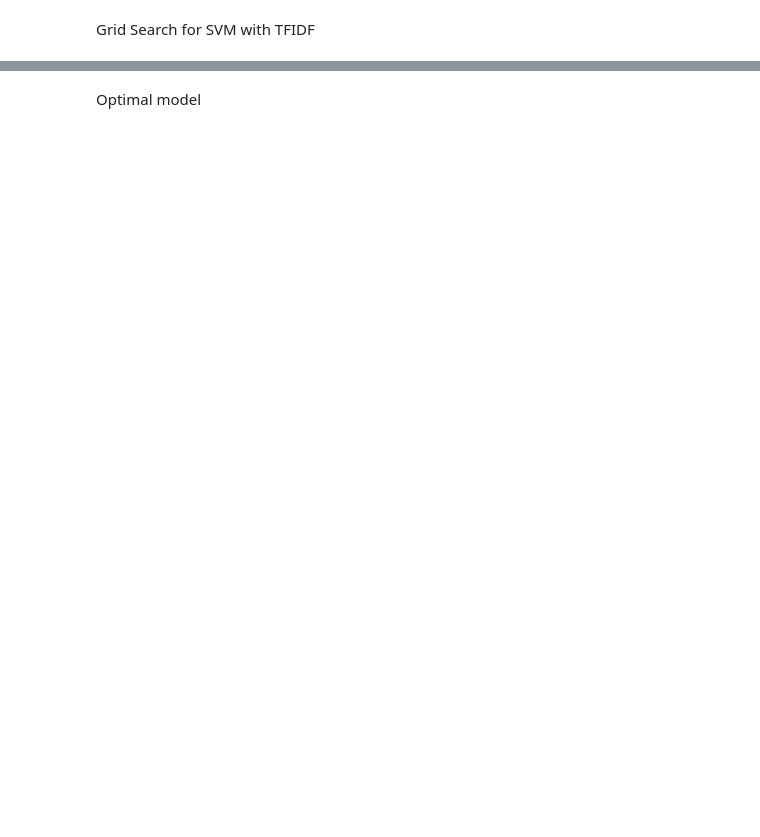
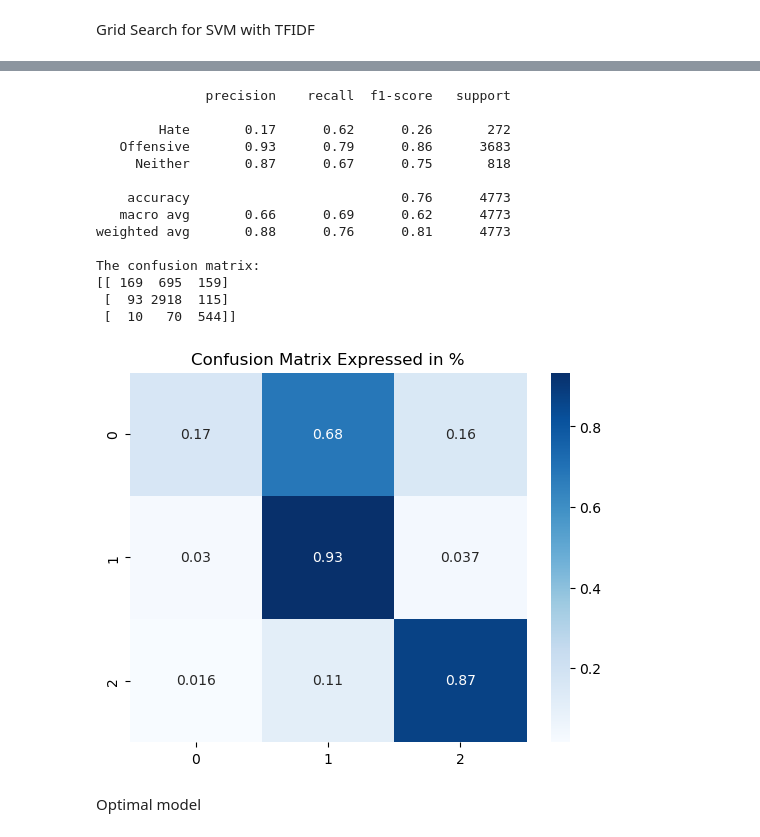
Before and after one commit to Disquietudee/Recognising-hate-speech-on-twitter-vs-offensive-language, a Jupyter notebook: baseline_model_SVM.ipynb, the cells around one changed output, grey strips where cells are left out. Cells and saved outputs as stored; diff of their text form; code cells hidden in the pictures; blank space fills up the shorter version.

```diff
--- a/baseline_model_SVM.ipynb
+++ b/baseline_model_SVM.ipynb
@@ -258,7 +314,7 @@ The confusion matrix:
 Linear SVC and data with TFIDF Vectorizations
 # %%
 # Initalising model
-svc = LinearSVC(random_state = 424, max_iter = 10000)
+svc = LinearSVC(random_state = 424, max_iter = 20000)
 
 # Train and predict
 svc.fit(X_train_over_tf, y_train_over_tf)
@@ -285,15 +341,22 @@ The confusion matrix:
 # %% [markdown]
 Grid Search for SVM with TFIDF
 # %%
-# param_grid = {
-#     "penalty":["l1", "l2"],
-#     "C":[ 0.1, 1, 10],
-#     "dual" : ["auto"] }
+param_grid = {
+    'penalty': ['l1', 'l2'],
+    'loss': ['hinge', 'squared_hinge'],
+    'dual': ["auto"],
+    # 'tol': [1e-4, 1e-5],
+    'C': [1, 10],
+    'multi_class': ['ovr', 'crammer_singer'],
+    'fit_intercept': [True, False],
+    'intercept_scaling': [1, 1.5 ,2],
+    'class_weight': [None, 'balanced']
+}
 
-# svc = LinearSVC(random_state= 424, max_iter = 20000)
+svc = LinearSVC(random_state= 424, max_iter = 20000)
 
-# grid_search_svc_tf = GridSearchCV(svc, param_grid, cv = 5)
-# grid_search_svc_tf.fit(X_train_over_tf, y_train_over_tf)
-# grid_search_svc_tf.best_params_
+grid_search_svc_tf = GridSearchCV(svc, param_grid, verbose=3,cv = 5)
+grid_search_svc_tf.fit(X_train_over_tf, y_train_over_tf)
+grid_search_svc_tf.best_params_
 
 # best params:  {'C': 10, 'dual': 'auto', 'penalty': 'l1'}
@@ -300,3 +374,22 @@ Grid Search for SVM with TFIDF
+# %%
+y_preds = grid_search_svc_tf.predict(X_cv_count)
+printModelStats(y_preds, y_cv)
+# %% [output]
+              precision    recall  f1-score   support
+
+        Hate       0.17      0.62      0.26       272
+   Offensive       0.93      0.79      0.86      3683
+     Neither       0.87      0.67      0.75       818
+
+    accuracy                           0.76      4773
+   macro avg       0.66      0.69      0.62      4773
+weighted avg       0.88      0.76      0.81      4773
+
+The confusion matrix:
+[[ 169  695  159]
+ [  93 2918  115]
+ [  10   70  544]]
+[figure, added]
 # %% [markdown]
 Optimal model
 # %%
```
Also changed, not shown: parts of 17 cells of this notebook.
